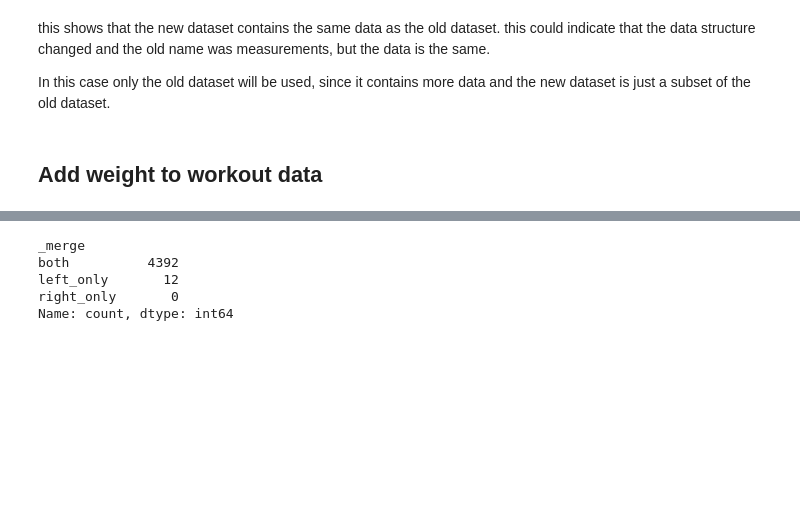
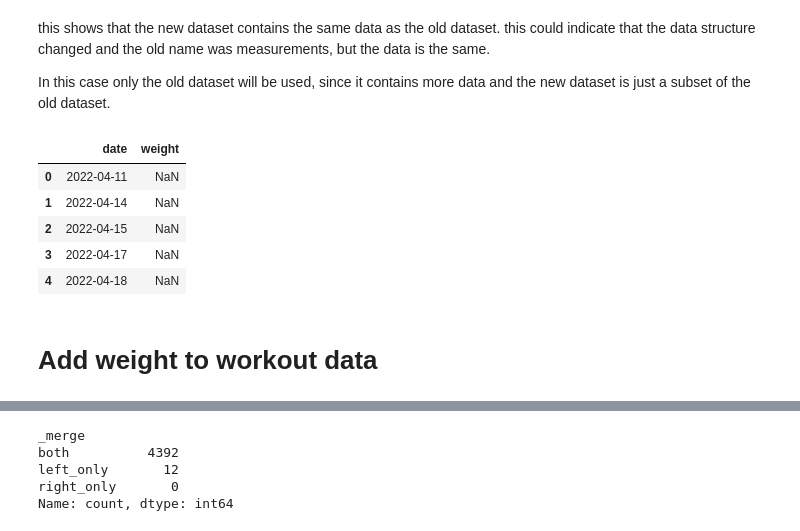
Before and after one commit to hneandro/workout_dashboard, a Jupyter notebook: 02_load_data.ipynb, the cells around one changed output, grey strips where cells are left out. Saved outputs shown, nothing was run; the diff lists cells and outputs as text; code cells hidden in the pictures; blank space fills up the shorter version.

```diff
--- a/02_load_data.ipynb
+++ b/02_load_data.ipynb
@@ -166,3 +166,12 @@ this shows that the new dataset contains the same data as the old dataset. this
 In this case only the old dataset will be used, since it contains more data and the new dataset is just a subset of the old dataset.
 # %%
 df_basicfit = df_basicfit_old[['date', 'weight']]
+# %%
+df_basicfit.head()
+# %% [output]
+|  | date | weight |
+| 0 | 2022-04-11 | NaN |
+| 1 | 2022-04-14 | NaN |
+| 2 | 2022-04-15 | NaN |
+| 3 | 2022-04-17 | NaN |
+| 4 | 2022-04-18 | NaN |
@@ -169,5 +181,5 @@ df_basicfit = df_basicfit_old[['date', 'weight']]
 # %% [markdown]
-## Add weight to workout data
+# Add weight to workout data
 # %%
 # add short date for the join with weight data
 workout_data['Date_short'] = pd.to_datetime(workout_data['Date'], errors='coerce').dt.strftime('%Y-%m-%d')
```
Also changed, not shown: parts of 6 cells of this notebook, 4 other files.
